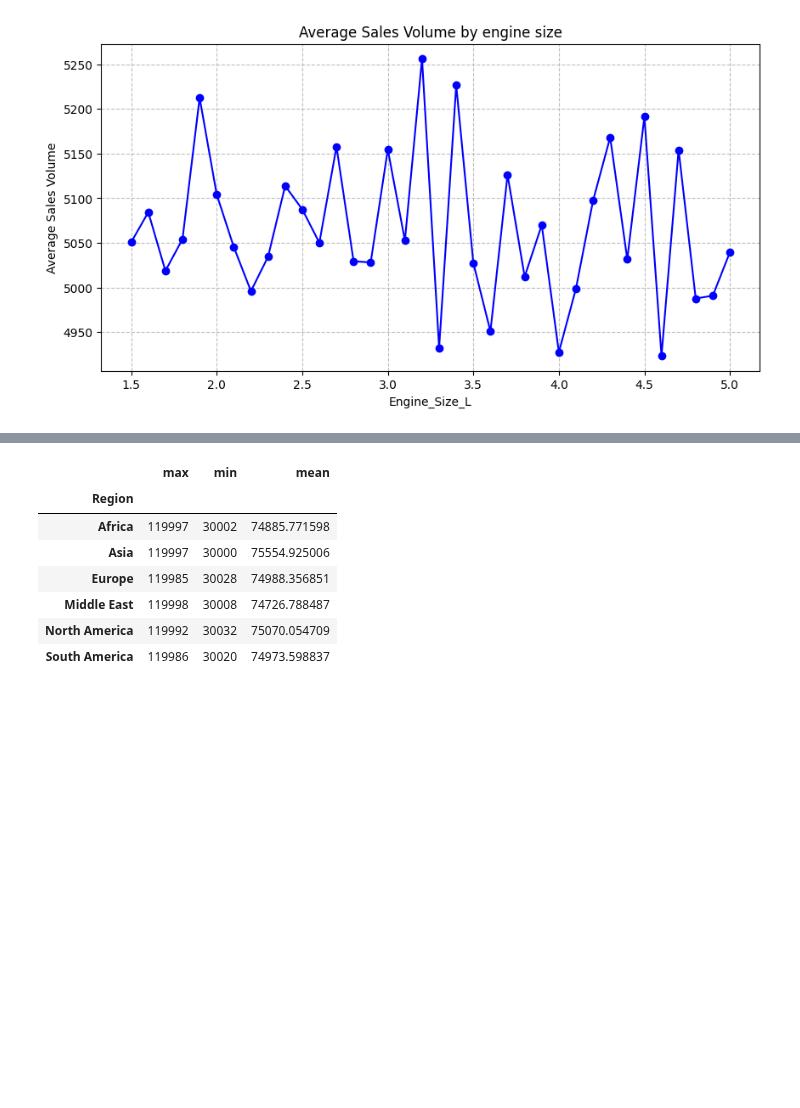
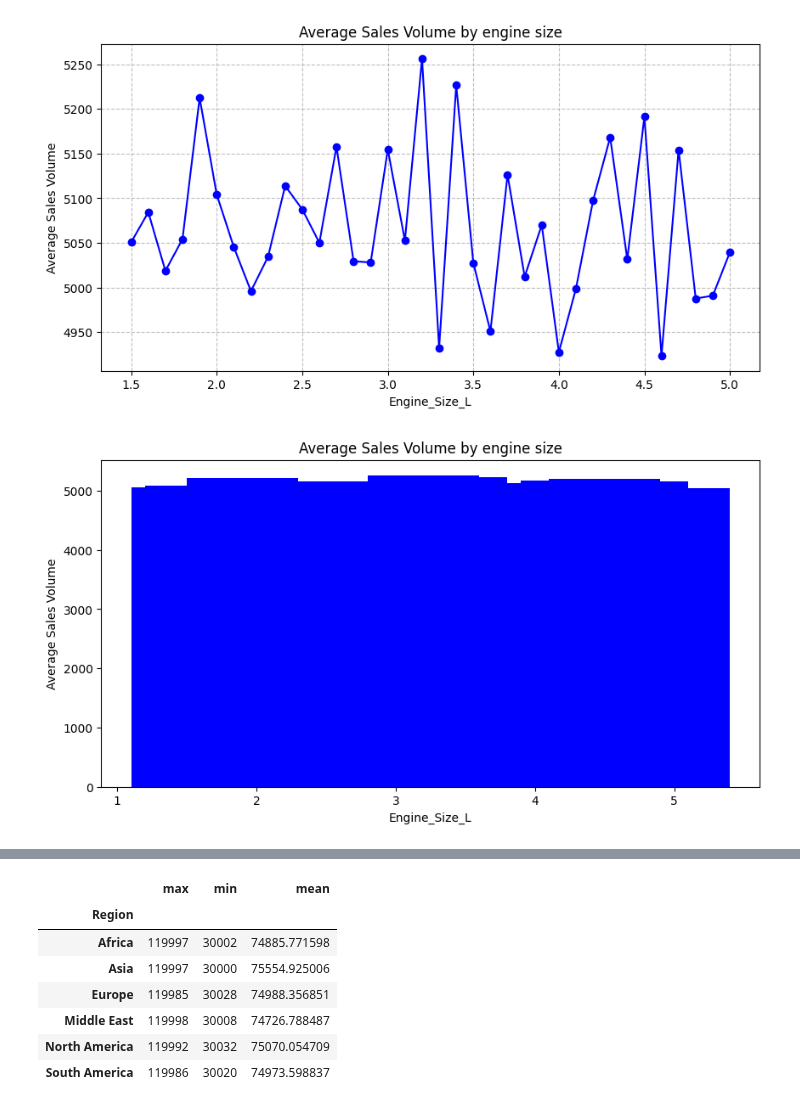
Before and after one commit to subashveda2-lgtm/Data-Science-and-analysis, a Jupyter notebook: project1.ipynb, the cells around one changed output, grey strips where cells are left out. Cells and saved outputs as stored; diff of their text form; code cells hidden in the pictures; blank space fills up the shorter version.

```diff
--- a/project1.ipynb
+++ b/project1.ipynb
@@ -385,3 +385,13 @@ plt.grid(True, linestyle="--", alpha=0.8)
 plt.show()
 # %% [output]
 [figure]
+# %%
+Sales_Volume = bmw.groupby("Engine_Size_L")["Sales_Volume"].mean()
+plt.figure(figsize=(10,5))
+plt.bar(Sales_Volume.index, Sales_Volume.values, color="blue")
+plt.title("Average Sales Volume by engine size")
+plt.xlabel("Engine_Size_L")
+plt.ylabel("Average Sales Volume")
+plt.show()
+# %% [output]
+[figure, added]
```
Also changed, not shown: parts of 42 cells of this notebook.
